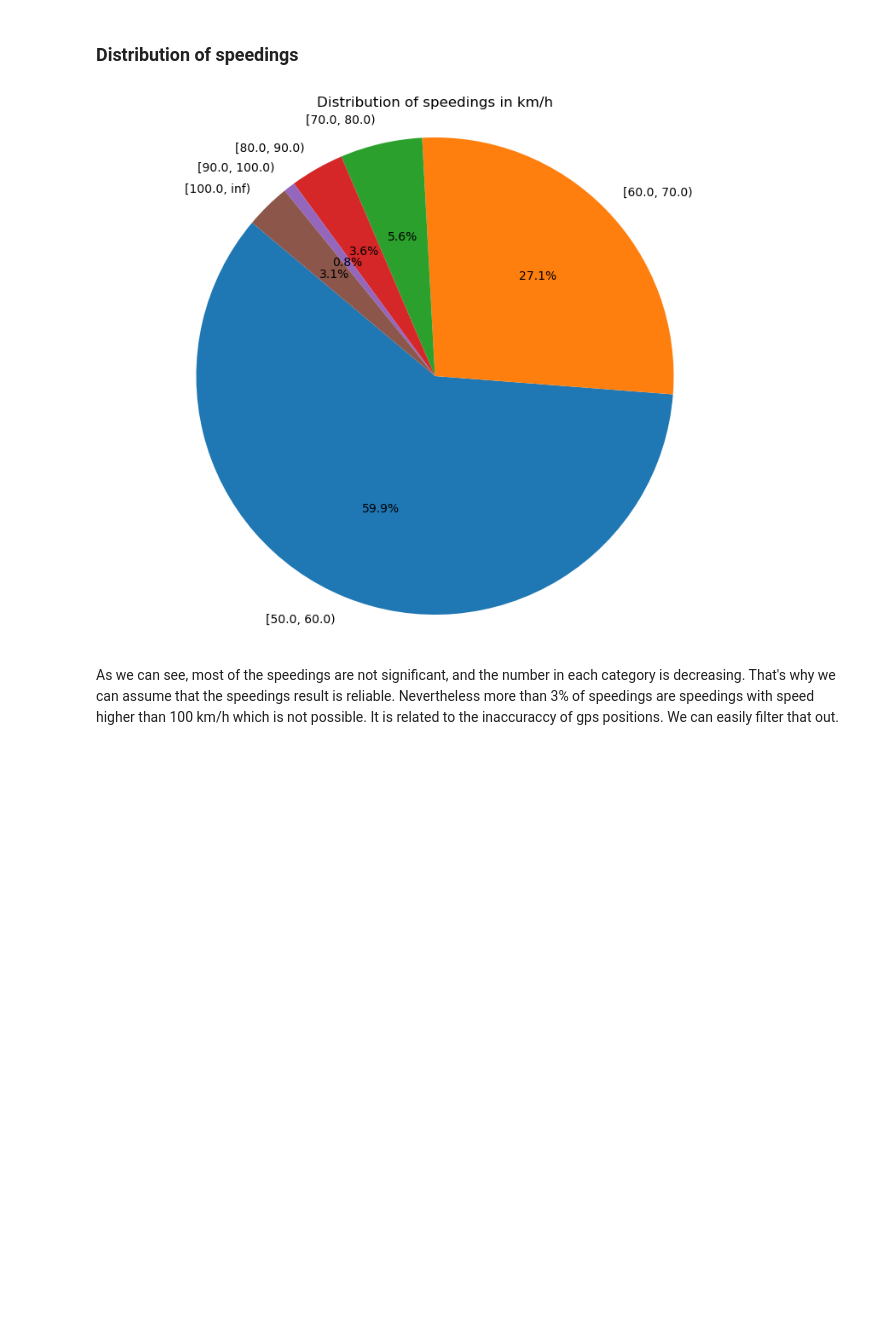
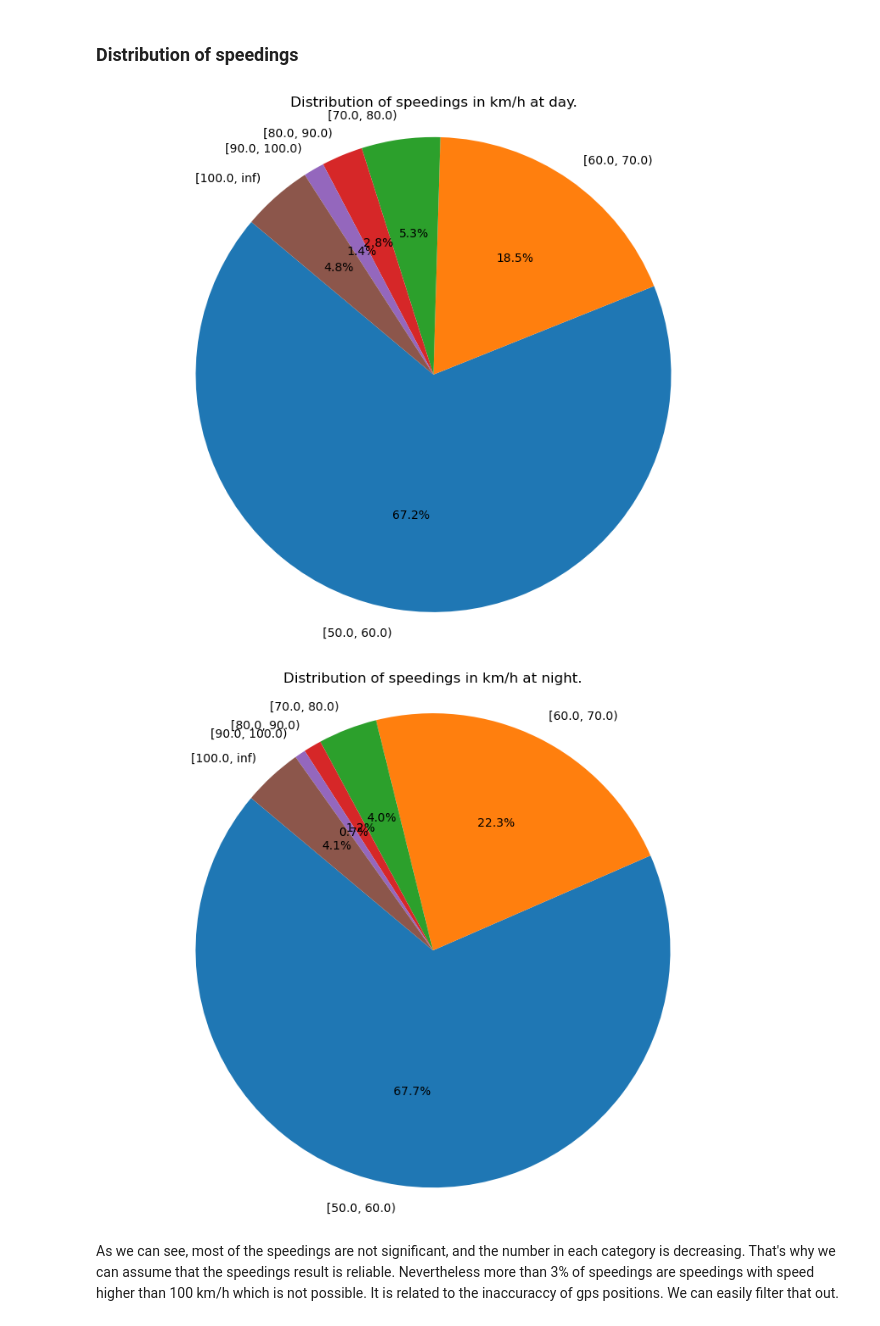
Before and after one commit to patrykmalcher/buses-in-warsaw, a Jupyter notebook: notebook/data-analysis.ipynb, the cells around one changed output. Drawn from its saved outputs; the diff is of its cells as text; code cells hidden in the pictures; blank space fills up the shorter version.

```diff
--- a/notebook/data-analysis.ipynb
+++ b/notebook/data-analysis.ipynb
@@ -326,17 +371,22 @@ Based on the analysis above, we can notice that most of the buses have exceeded
 # %% [markdown]
 ### Distribution of speedings
 # %%
-buckets = list(range(50, 101, 10)) + [np.inf]
-speed_buckets = pd.cut(df_exceeded['speed'], bins=buckets, right=False)
-speed_counts = speed_buckets.value_counts().sort_index()
+def plot_distribution_of_speedings(df_exceeded, day_time):
+    buckets = list(range(50, 101, 10)) + [np.inf]
+    speed_buckets = pd.cut(df_exceeded['speed'], bins=buckets, right=False)
+    speed_counts = speed_buckets.value_counts().sort_index()
 
-plt.figure(figsize=(10, 8))
-plt.pie(speed_counts, labels=speed_counts.index, autopct='%1.1f%%', startangle=140)
-plt.title('Distribution of speedings in km/h')
-plt.axis('equal')
-plt.show()
+    plt.figure(figsize=(10, 8))
+    plt.pie(speed_counts, labels=speed_counts.index, autopct='%1.1f%%', startangle=140)
+    plt.title(f"Distribution of speedings in km/h at {day_time}.")
+    plt.axis('equal')
+    plt.show()
-# %% [output]
-[figure, removed]
+# %%
+plot_distribution_of_speedings(df_day_exceeded, 'day')
+plot_distribution_of_speedings(df_night_exceeded, 'night')
+# %% [output]
+[figure, added]
+[figure, added]
 # %% [markdown]
 As we can see, most of the speedings are not significant, and the number in each category is decreasing. That's why we can assume that the speedings result is reliable. Nevertheless more than 3% of speedings are speedings with speed higher than 100 km/h which is not possible. It is related to the inaccuraccy of gps positions. We can easily filter that out.
 # %% [markdown]
```
Also changed, not shown: parts of 25 cells of this notebook, 1 other file.
